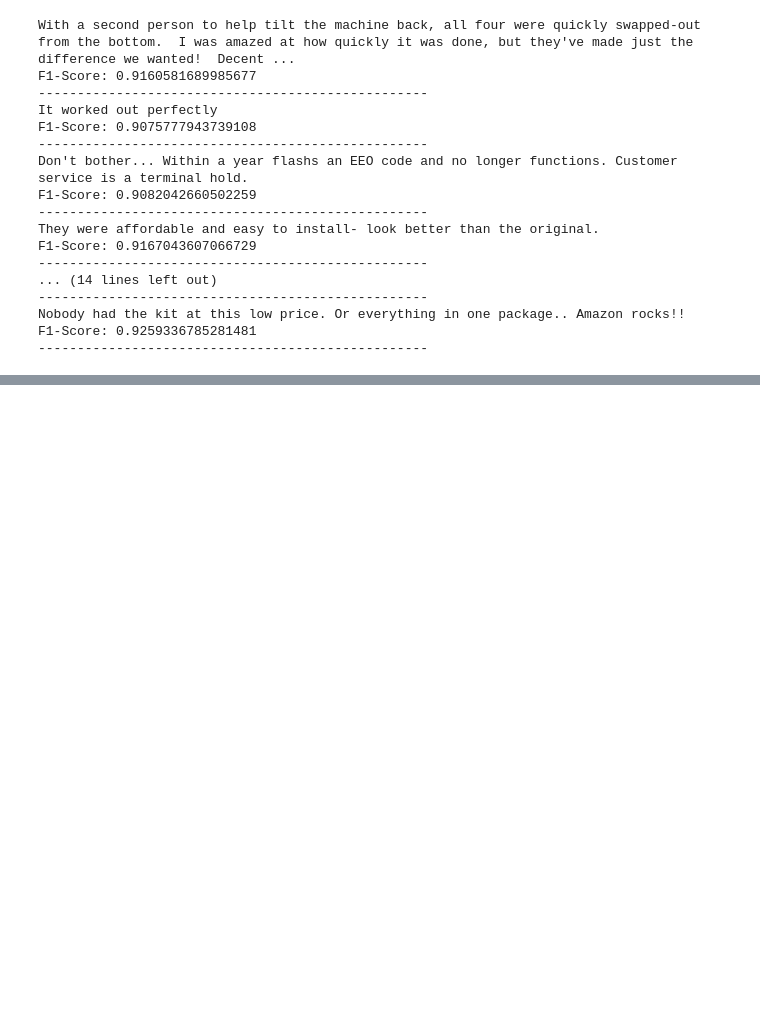
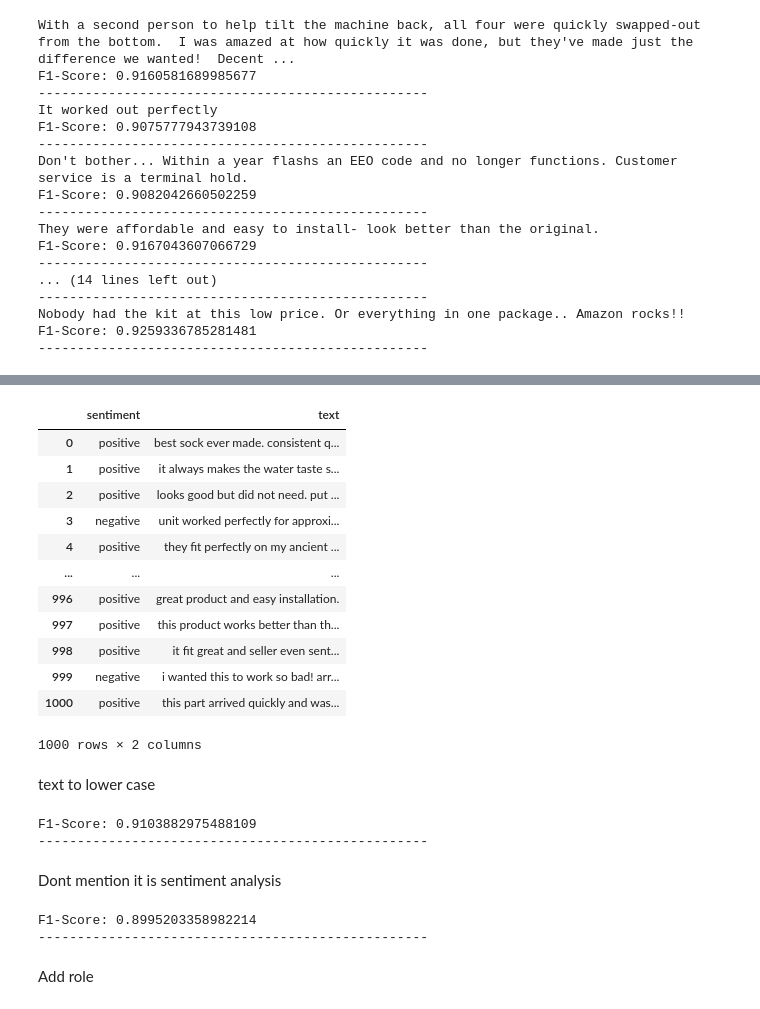
Before and after one commit to ngnma/Sentiment-Analysis-Logistic-Regression-vs-LLMs, a Jupyter notebook: GPT.ipynb, the cells around one changed output, grey strips where cells are left out. Saved outputs shown, nothing was run; the diff lists cells and outputs as text; code cells hidden in the pictures; blank space fills up the shorter version.

Commit message:
Add few alternative prompts

```diff
--- a/GPT.ipynb
+++ b/GPT.ipynb
@@ -371,0 +409,2 @@ F1-Score: 0.9213053613053613
+# %%
+train_df = train_df.tail(1000)
@@ -371,0 +647,57 @@ F1-Score: 0.9213053613053613
+# %%
+lower_df = train_df.copy()
+lower_df['text'] = lower_df['text'].str.lower()
+lower_df
+# %% [output]
+|  | sentiment | text |
+| 0 | positive | best sock ever made. consistent q... |
+| 1 | positive | it always makes the water taste s... |
+| 2 | positive | looks good but did not need. put ... |
+| 3 | negative | unit worked perfectly for approxi... |
+| 4 | positive | they fit perfectly on my ancient ... |
+| ... | ... | ... |
+| 996 | positive | great product and easy installation. |
+| 997 | positive | this product works better than th... |
+| 998 | positive | it fit great and seller even sent... |
+| 999 | negative | i wanted this to work so bad! arr... |
+| 1000 | positive | this part arrived quickly and was... |
+1000 rows × 2 columns
+# %% [markdown]
+text to lower case
+# %%
+one_shot_prompt = """Classify the sentiment of the text.
+
+Labels: positive, negative
+
+Answer with exactly one word: positive or negative. Do not explain.
+After "but", "however", or "although", the sentiment typically reverses from the earlier part.
+
+Text: These knobs are awesome! The last set we bought weren’t raised like the original ones and all broke off within months. These are so easy to turn, and I love that they are raised so we can see the lights under the knobs again. They seem very sturdy!
+Answer: positive
+
+Text: {t}
+Answer:"""
+
+results_one_shot, df = pipeline(lower_df, one_shot_prompt)
+# %% [output]
+F1-Score: 0.9103882975488109
+--------------------------------------------------
+# %% [markdown]
+Dont mention it is sentiment analysis
+# %%
+one_shot_prompt = """Classify this text into positive or negative.
+
+Answer with exactly one word: positive or negative. Do not explain.
+
+Text: These knobs are awesome! The last set we bought weren’t raised like the original ones and all broke off within months. These are so easy to turn, and I love that they are raised so we can see the lights under the knobs again. They seem very sturdy!
+Answer: positive
+
+Text: {t}
+Answer:"""
+
+results_one_shot, df = pipeline(lower_df, one_shot_prompt)
+# %% [output]
+F1-Score: 0.8995203358982214
+--------------------------------------------------
+# %% [markdown]
+Add role
```
Also changed, not shown: parts of 34 cells of this notebook.
